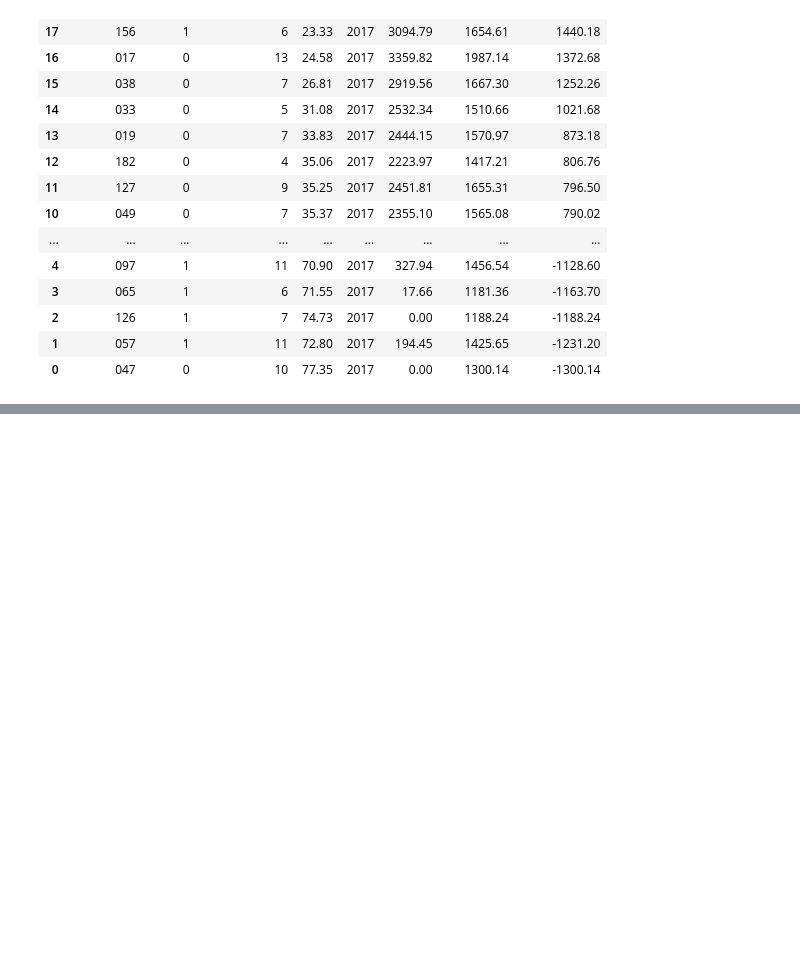
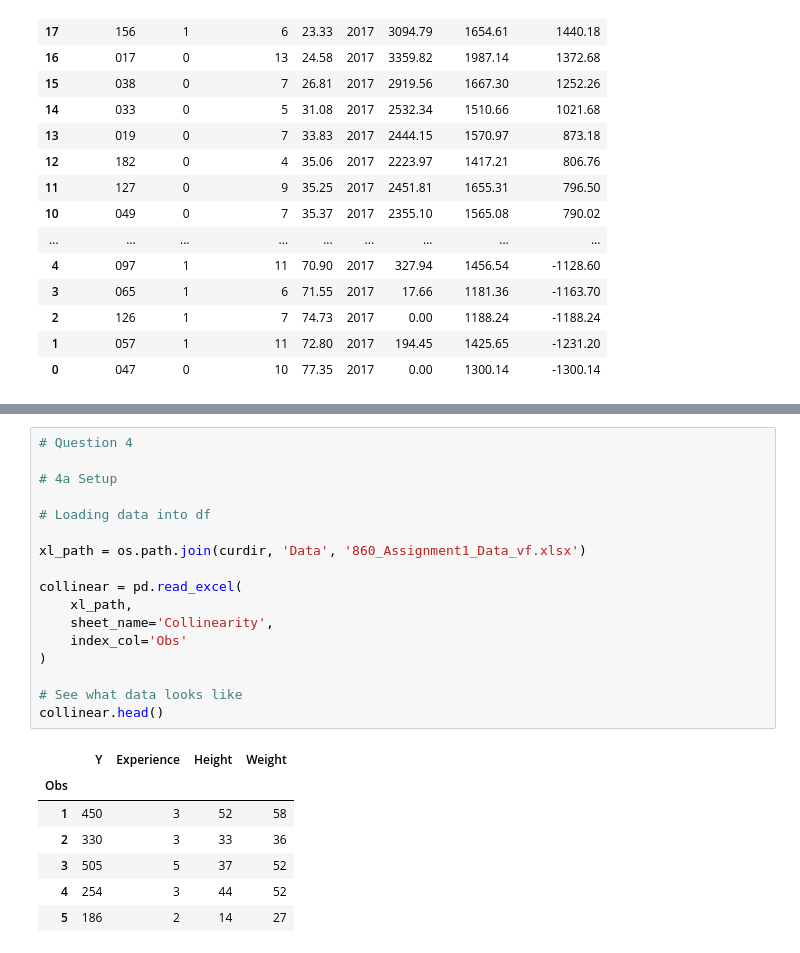
Before and after one commit to richierish32/MFIT, a Jupyter notebook: MFIT 860 - Data/Assignment 1 Solution.ipynb, the cells around one changed output, grey strips where cells are left out. Saved outputs shown, nothing was run; the diff lists cells and outputs as text; blank space fills up the shorter version.

```diff
--- a/MFIT 860 - Data/Assignment 1 Solution.ipynb
+++ b/MFIT 860 - Data/Assignment 1 Solution.ipynb
@@ -903,0 +576,25 @@ NameError: name 'reg' is not defined
+# %%
+# Question 4
+
+# 4a Setup
+
+# Loading data into df
+
+xl_path = os.path.join(curdir, 'Data', '860_Assignment1_Data_vf.xlsx')
+
+collinear = pd.read_excel(
+    xl_path,
+    sheet_name='Collinearity',
+    index_col='Obs'
+)
+
+# See what data looks like
+collinear.head()
+# %% [output]
+|  | Y | Experience | Height | Weight |
+| Obs |  |  |  |  |
+| 1 | 450 | 3 | 52 | 58 |
+| 2 | 330 | 3 | 33 | 36 |
+| 3 | 505 | 5 | 37 | 52 |
+| 4 | 254 | 3 | 44 | 52 |
+| 5 | 186 | 2 | 14 | 27 |
```
Also changed, not shown: parts of 31 cells of this notebook, 5 other files.
